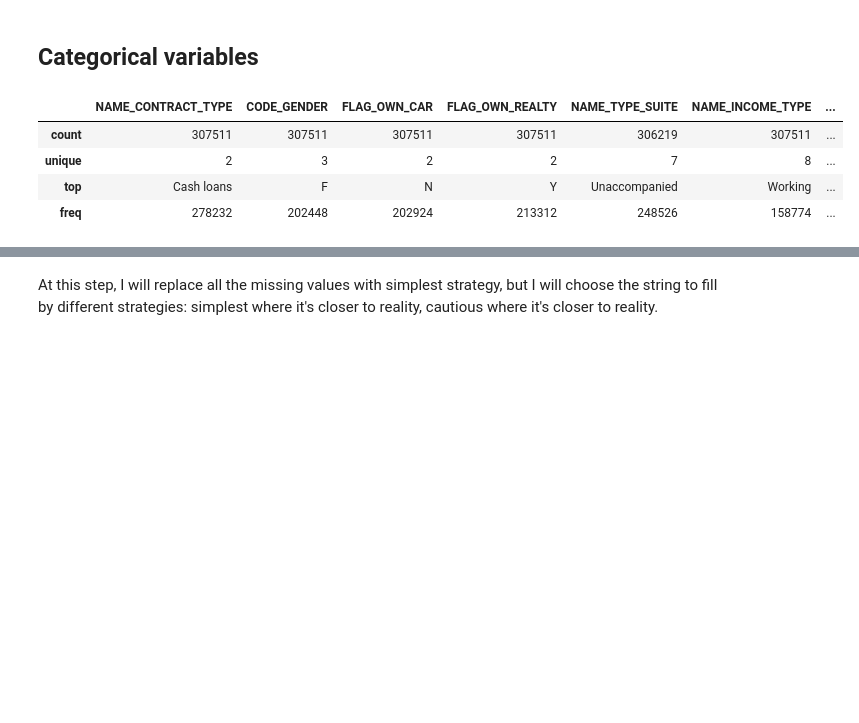
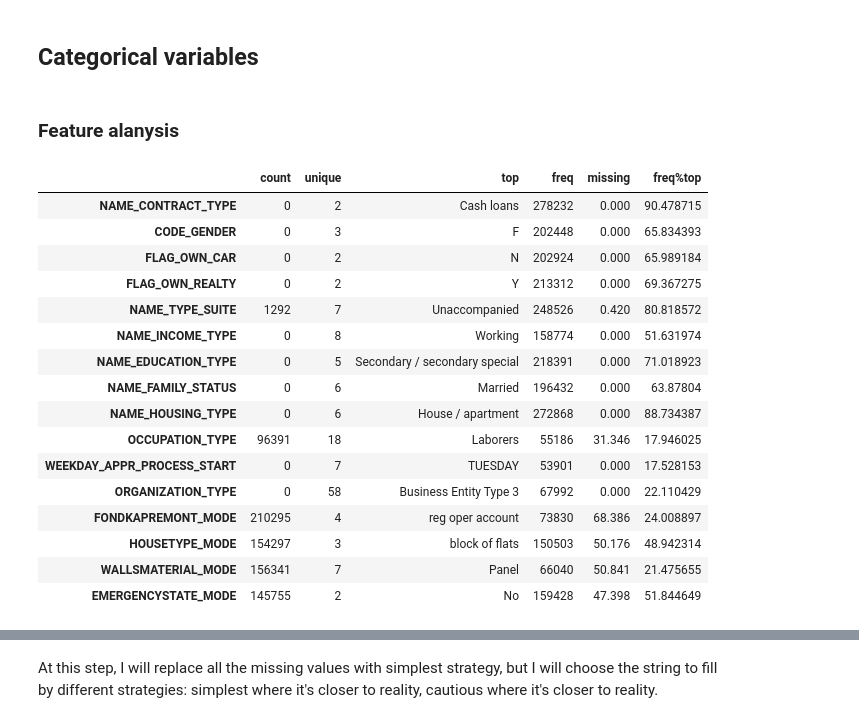
Before and after one commit to VeronikaBerezhnaia/OC_P7_credit_scoring, a Jupyter notebook: Implementez_modele_scoring.ipynb, the cells around one changed output, grey strips where cells are left out. Saved outputs shown, nothing was run; the diff lists cells and outputs as text; code cells hidden in the pictures; blank space fills up the shorter version.

Commit message:
methodologic note, cleaning and organization of the notebook

```diff
--- a/Implementez_modele_scoring.ipynb
+++ b/Implementez_modele_scoring.ipynb
@@ -154,6 +130,6 @@ pd.reset_option('max_rows')
 # %%
-appli_tr = pd.read_csv(path_csvs + 'application_train.csv', nrows= 10_000)
-# appli_tr = pd.read_csv(path_csvs + 'application_train.csv')
+# appli_tr = pd.read_csv(path_csvs + 'application_train.csv', nrows= 10_000)
+appli_tr = pd.read_csv(path_csvs + 'application_train.csv')
 appli_tr.info()
 # %% [output]
 <class 'pandas.core.frame.DataFrame'>
@@ -164,12 +165,31 @@ memory usage: 286.2+ MB
 # %% [markdown]
 ## Categorical variables
+# %% [markdown]
+### Feature alanysis
 # %%
-# appli_tr.nunique()
 # appli_tr.describe() # 106 columns, hard to follow
-appli_tr.describe(include=object)
+test = appli_tr.describe(include=object).transpose()
+# test['missing'] = (test['count'] / appli_tr.shape[0] * 100).transform(round) # transform(round(3)) raises an error
+test['missing'] = ((1-test['count'] / appli_tr.shape[0]) * 100).transform(lambda x: x.round(3))
+test['freq%top'] = test.freq / appli_tr.shape[0] * 100
+test['count'] = appli_tr.shape[0] - test['count']
+
+display(test)
 # %% [output]
-|  | NAME_CONTRACT_TYPE | CODE_GENDER | FLAG_OWN_CAR | FLAG_OWN_REALTY | NAME_TYPE_SUITE | NAME_INCOME_TYPE | ... |
-| count | 307511 | 307511 | 307511 | 307511 | 306219 | 307511 | ... |
-| unique | 2 | 3 | 2 | 2 | 7 | 8 | ... |
-| top | Cash loans | F | N | Y | Unaccompanied | Working | ... |
-| freq | 278232 | 202448 | 202924 | 213312 | 248526 | 158774 | ... |
+|  | count | unique | top | freq | missing | freq%top |
+| NAME_CONTRACT_TYPE | 0 | 2 | Cash loans | 278232 | 0.000 | 90.478715 |
+| CODE_GENDER | 0 | 3 | F | 202448 | 0.000 | 65.834393 |
+| FLAG_OWN_CAR | 0 | 2 | N | 202924 | 0.000 | 65.989184 |
+| FLAG_OWN_REALTY | 0 | 2 | Y | 213312 | 0.000 | 69.367275 |
+| NAME_TYPE_SUITE | 1292 | 7 | Unaccompanied | 248526 | 0.420 | 80.818572 |
+| NAME_INCOME_TYPE | 0 | 8 | Working | 158774 | 0.000 | 51.631974 |
+| NAME_EDUCATION_TYPE | 0 | 5 | Secondary / secondary special | 218391 | 0.000 | 71.018923 |
+| NAME_FAMILY_STATUS | 0 | 6 | Married | 196432 | 0.000 | 63.87804 |
+| NAME_HOUSING_TYPE | 0 | 6 | House / apartment | 272868 | 0.000 | 88.734387 |
+| OCCUPATION_TYPE | 96391 | 18 | Laborers | 55186 | 31.346 | 17.946025 |
+| WEEKDAY_APPR_PROCESS_START | 0 | 7 | TUESDAY | 53901 | 0.000 | 17.528153 |
+| ORGANIZATION_TYPE | 0 | 58 | Business Entity Type 3 | 67992 | 0.000 | 22.110429 |
+| FONDKAPREMONT_MODE | 210295 | 4 | reg oper account | 73830 | 68.386 | 24.008897 |
+| HOUSETYPE_MODE | 154297 | 3 | block of flats | 150503 | 50.176 | 48.942314 |
+| WALLSMATERIAL_MODE | 156341 | 7 | Panel | 66040 | 50.841 | 21.475655 |
+| EMERGENCYSTATE_MODE | 145755 | 2 | No | 159428 | 47.398 | 51.844649 |
```
Also changed, not shown: parts of 284 cells of this notebook.
